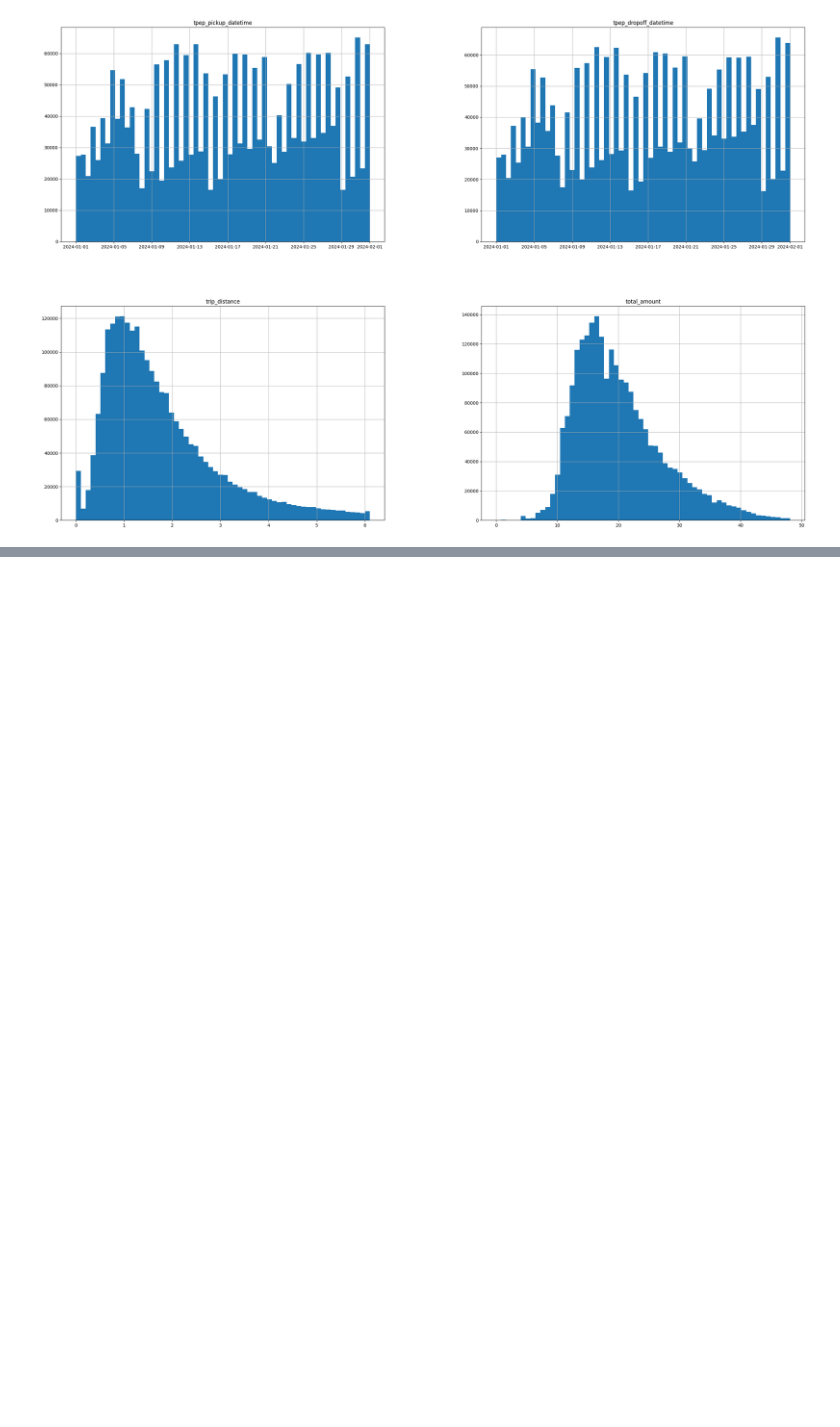
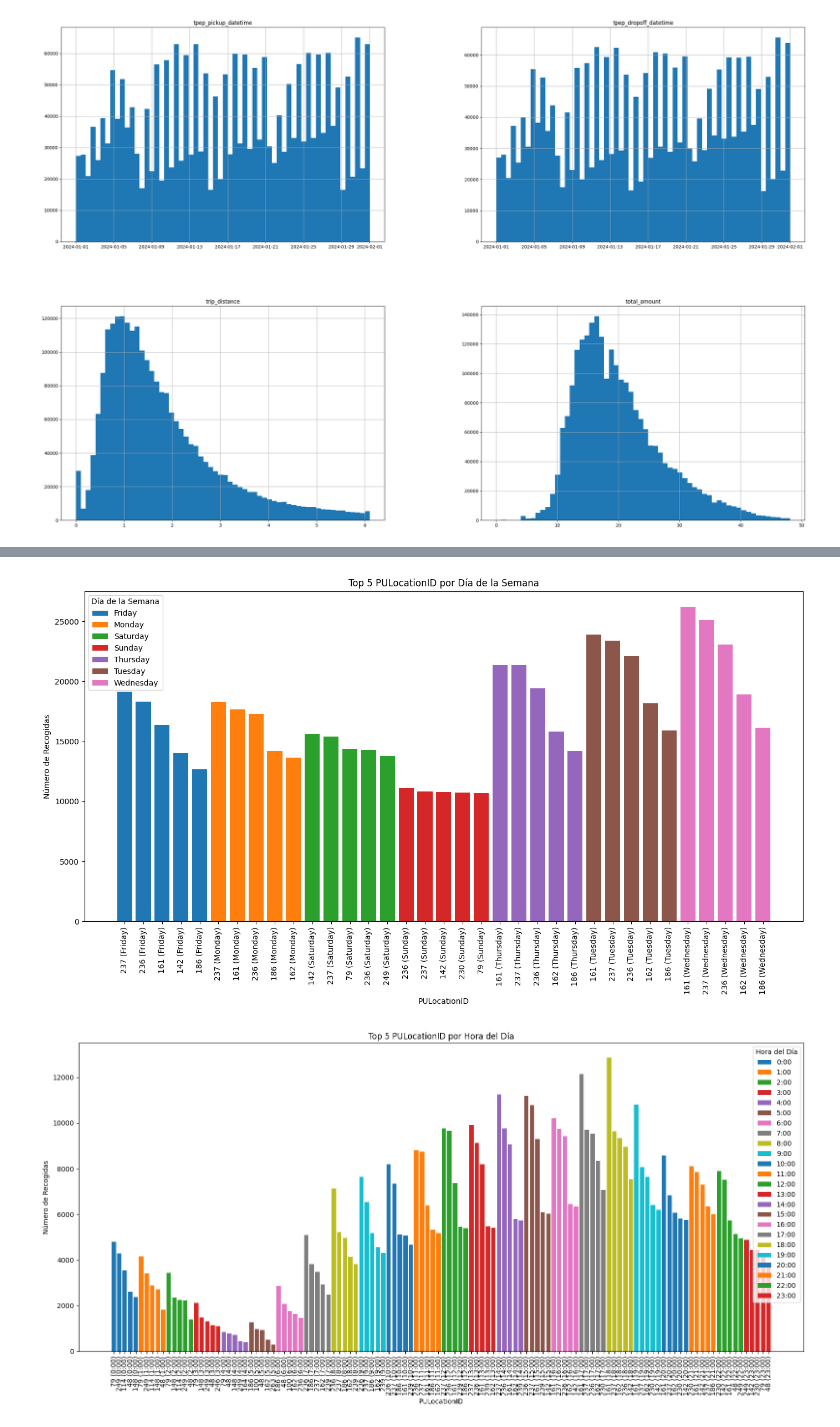
Before and after one commit to dariomlopez/etl_projects, a Jupyter notebook: nyc_taxi_etl/main.ipynb, the cells around one changed output, grey strips where cells are left out. Drawn from its saved outputs; the diff is of its cells as text; code cells hidden in the pictures; blank space fills up the shorter version.

```diff
--- a/nyc_taxi_etl/main.ipynb
+++ b/nyc_taxi_etl/main.ipynb
@@ -516,0 +628,14 @@ array([[<Axes: title={'center': 'tpep_pickup_datetime'}>,
+# %%
+taxi_df_cleaned['hour_of_day'] = taxi_df_cleaned['tpep_pickup_datetime'].dt.hour
+
+# Agrupa por PULocationID y hora del día y cuenta las ocurrencias
+hourly_pulocation_counts = taxi_df_cleaned.groupby(['hour_of_day', 'PULocationID']).size().reset_index(name='counts')
+
+# Selecciona el Top 5 PULocationID para cada hora del día
+top_hourly_pulocation = (hourly_pulocation_counts
+                        .sort_values(['hour_of_day', 'counts'], ascending=[True, False])
+                        .groupby('hour_of_day')
+                        .head(5))
+
+print("Top 5 PULocationID por Hora del Día:")
+print(top_hourly_pulocation)
@@ -516,0 +663,30 @@ array([[<Axes: title={'center': 'tpep_pickup_datetime'}>,
+# %%
+mathplot.figure(figsize=(14, 8))
+for day in top_daily_pulocation['day_of_week'].unique():
+    subset = top_daily_pulocation[top_daily_pulocation['day_of_week'] == day]
+    mathplot.bar(subset['PULocationID'].astype(str) + ' (' + subset['day_of_week'] + ')', subset['counts'], label=day)
+
+mathplot.title('Top 5 PULocationID por Día de la Semana')
+mathplot.xlabel('PULocationID')
+mathplot.ylabel('Número de Recogidas')
+mathplot.xticks(rotation=90)
+mathplot.legend(title='Día de la Semana')
+mathplot.tight_layout()
+mathplot.show()
+
+# Visualiza el Top 5 PULocationID por cada hora del día
+mathplot.figure(figsize=(16, 8))
+for hour in top_hourly_pulocation['hour_of_day'].unique():
+    subset = top_hourly_pulocation[top_hourly_pulocation['hour_of_day'] == hour]
+    mathplot.bar(subset['PULocationID'].astype(str) + ' (' + subset['hour_of_day'].astype(str) + ':00)', subset['counts'], label=f'{hour}:00')
+
+mathplot.title('Top 5 PULocationID por Hora del Día')
+mathplot.xlabel('PULocationID')
+mathplot.ylabel('Número de Recogidas')
+mathplot.xticks(rotation=90)
+mathplot.legend(title='Hora del Día')
+mathplot.tight_layout()
+mathplot.show()
+# %% [output]
+[figure, added]
+[figure, added]
```
Also changed, not shown: parts of 12 cells of this notebook, 2 other files.
